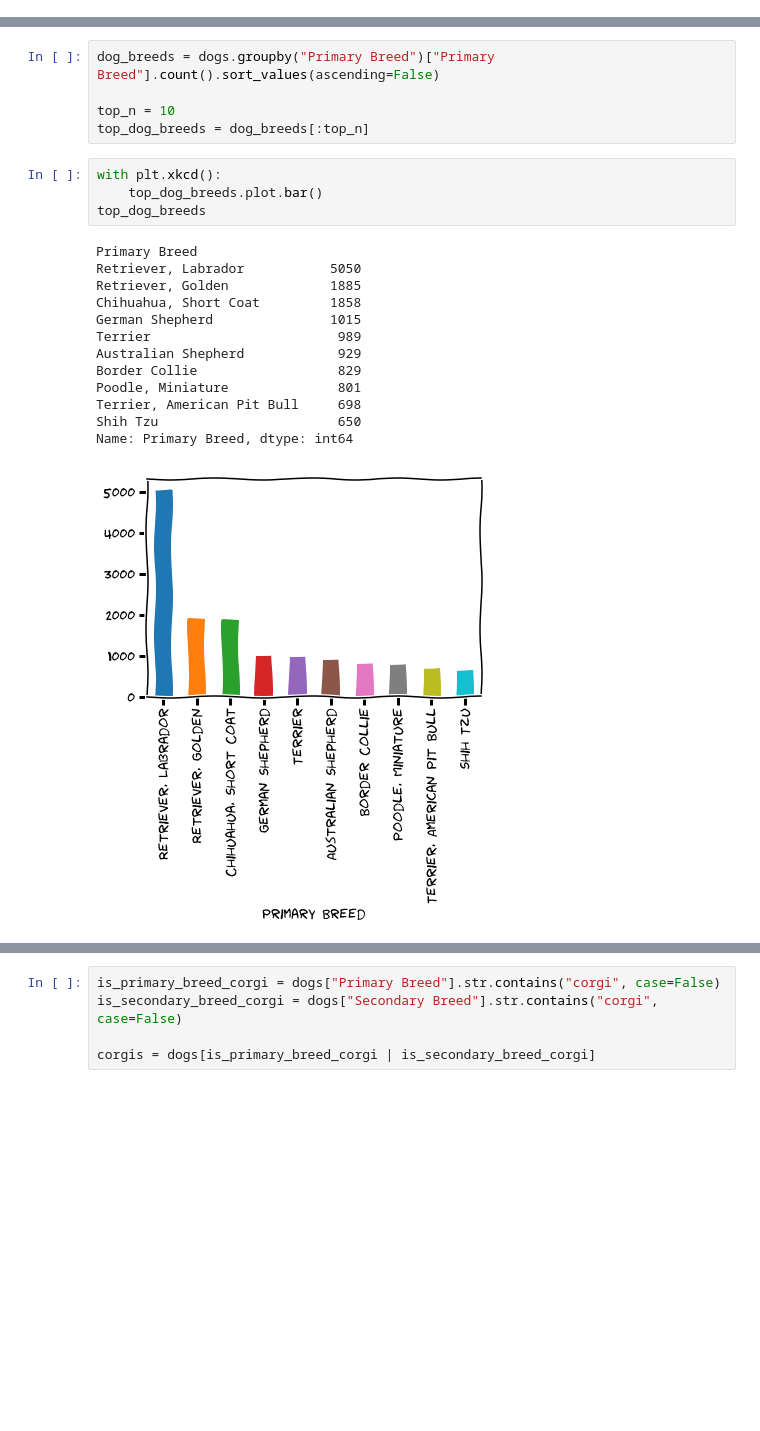
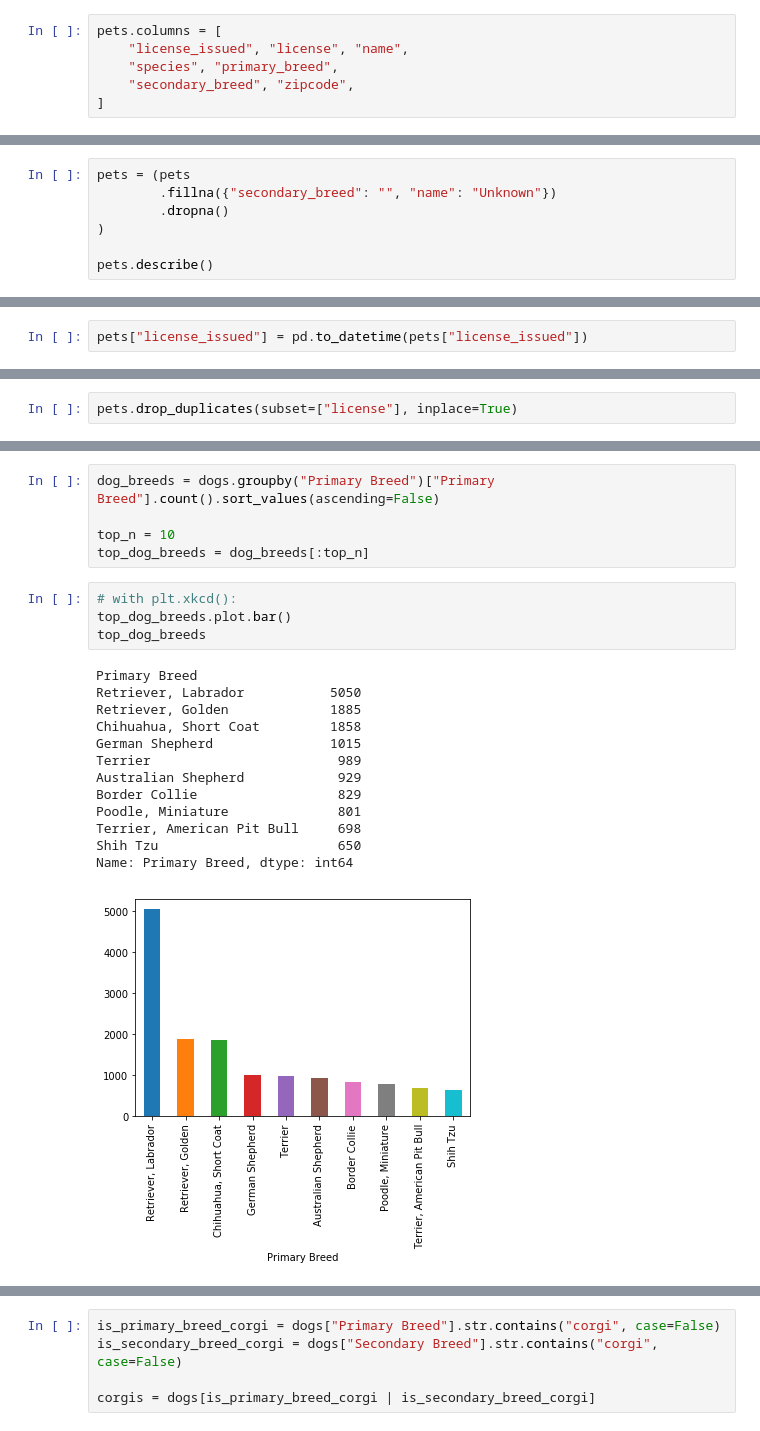
Before and after one commit to brookskindle/brookskindle.github.io, a Jupyter notebook: content/seattle_pets.ipynb, the cells around one changed output, grey strips where cells are left out. Drawn from its saved outputs; the diff is of its cells as text; blank space fills up the shorter version.

```diff
--- a/content/seattle_pets.ipynb
+++ b/content/seattle_pets.ipynb
@@ -42,0 +36,6 @@ pets
+# %%
+pets.columns = [
+    "license_issued", "license", "name",
+    "species", "primary_breed",
+    "secondary_breed", "zipcode",
+]
@@ -42,0 +64,7 @@ pets
+# %%
+pets = (pets
+        .fillna({"secondary_breed": "", "name": "Unknown"})
+        .dropna()
+)
+
+pets.describe()
@@ -42,0 +79,2 @@ pets
+# %%
+pets["license_issued"] = pd.to_datetime(pets["license_issued"])
@@ -42,0 +83,2 @@ pets
+# %%
+pets.drop_duplicates(subset=["license"], inplace=True)
@@ -96,23 +130,23 @@ dog_breeds = dogs.groupby("Primary Breed")["Primary Breed"].count().sort_values(
 top_n = 10
 top_dog_breeds = dog_breeds[:top_n]
 # %%
-with plt.xkcd():
-    top_dog_breeds.plot.bar()
+# with plt.xkcd():
+top_dog_breeds.plot.bar()
 top_dog_breeds
 # %% [output]
 Primary Breed
 Retriever, Labrador           5050
 Retriever, Golden             1885
 Chihuahua, Short Coat         1858
 German Shepherd               1015
 Terrier                        989
 Australian Shepherd            929
 Border Collie                  829
 Poodle, Miniature              801
 Terrier, American Pit Bull     698
 Shih Tzu                       650
 Name: Primary Breed, dtype: int64
-[figure, old version]
+[figure, new version]
 # %%
 dog_names = dogs.groupby("Animal's Name")["Animal's Name"].count().sort_values(ascending=False)
 
```
Also changed, not shown: parts of 22 cells of this notebook, 1 other file.
